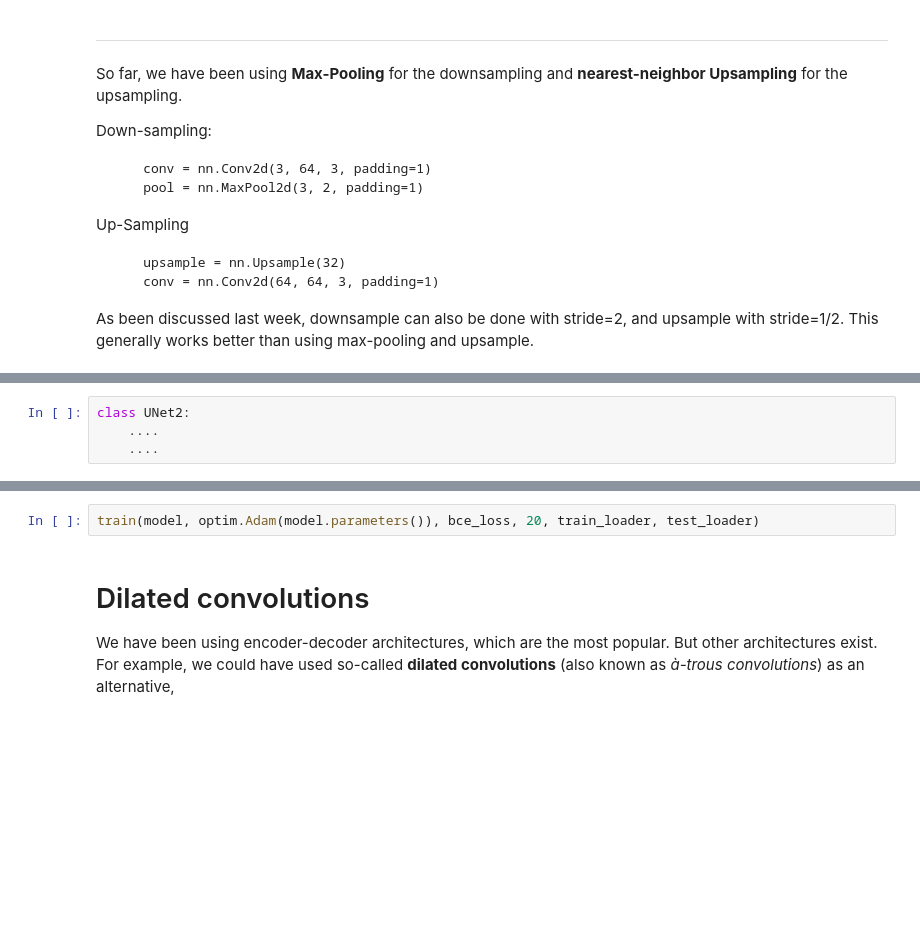
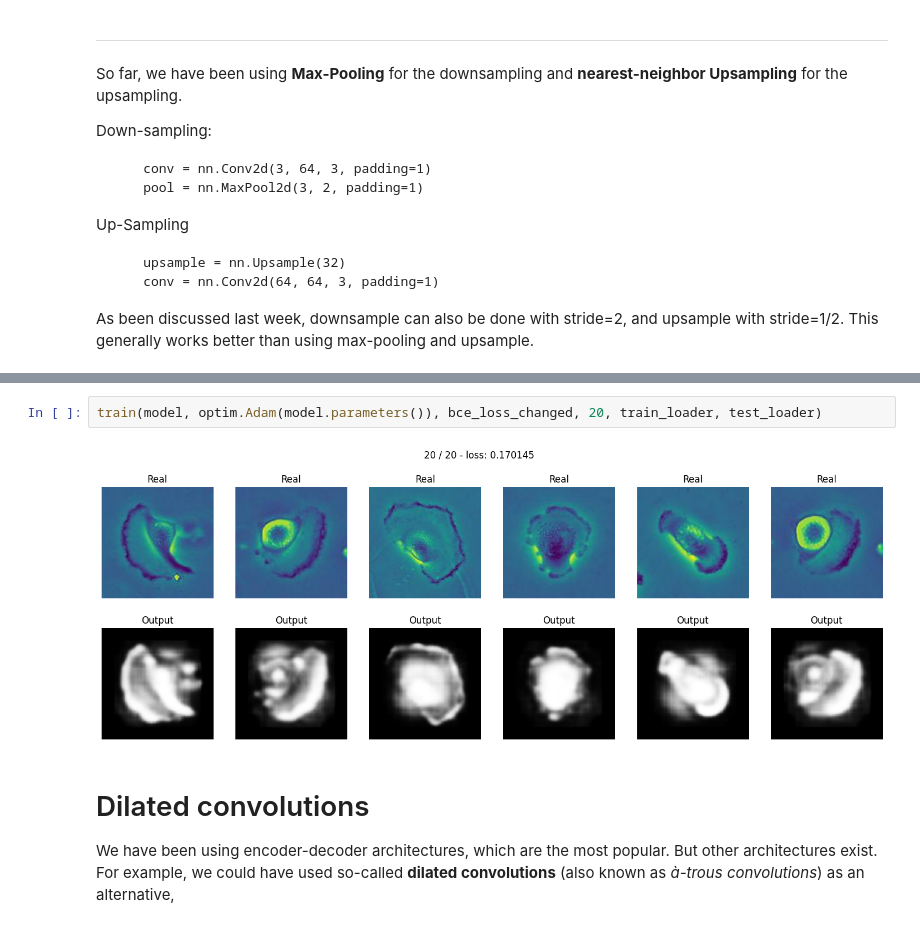
Before and after one commit to mustass/computer_vision, a Jupyter notebook: notebooks/stas/Exercise_2.ipynb, the cells around one changed output, grey strips where cells are left out. Cells and saved outputs as stored; diff of their text form; blank space fills up the shorter version.

```diff
--- a/notebooks/stas/Exercise_2.ipynb
+++ b/notebooks/stas/Exercise_2.ipynb
@@ -513,4 +540,0 @@ As been discussed last week, downsample can also be done with stride=2, and upsa
-# %%
-class UNet2:
-    ....
-    ....
@@ -520,5 +614,7 @@ summary(model, (3, 256, 256))
 # %%
-train(model, optim.Adam(model.parameters()), bce_loss, 20, train_loader, test_loader)
+train(model, optim.Adam(model.parameters()), bce_loss_changed, 20, train_loader, test_loader)
+# %% [output]
+[figure, added]
 # %% [markdown]
 # Dilated convolutions
 
```
Also changed, not shown: parts of 11 cells of this notebook.
